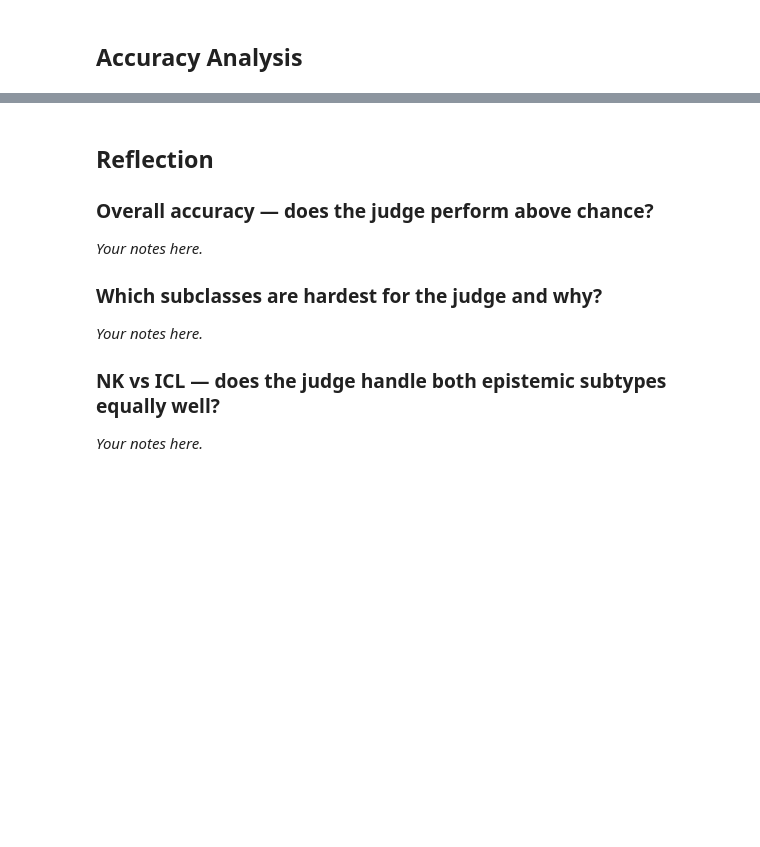
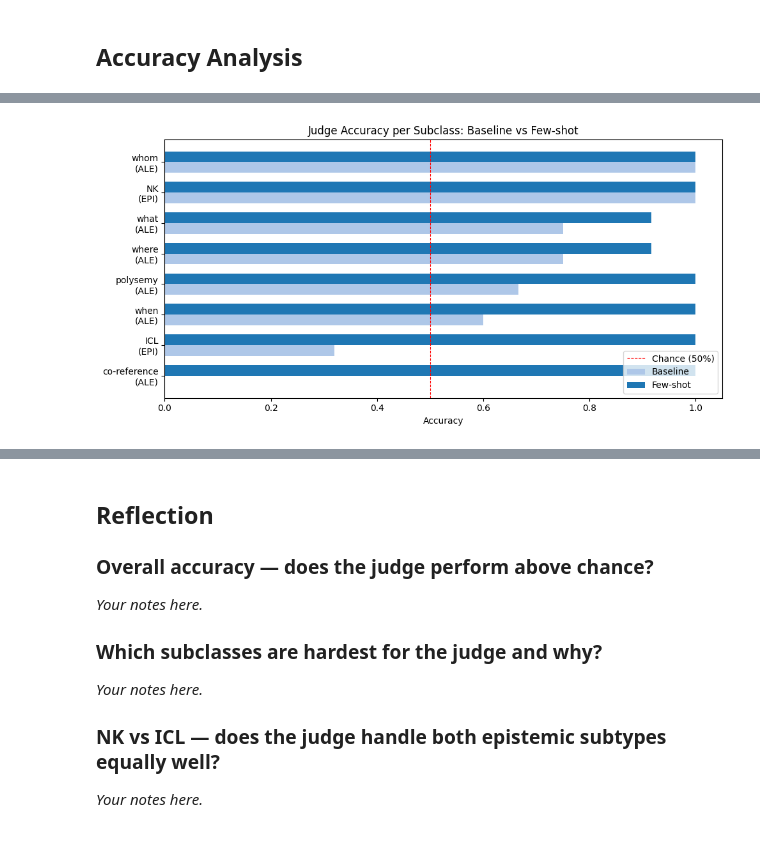
Before and after one commit to dagmaros27/llm-uncertainity-benchmark, a Jupyter notebook: pilot_study/notebooks/clamber_judge_eval.ipynb, the cells around one changed output, grey strips where cells are left out. Saved outputs shown, nothing was run; the diff lists cells and outputs as text; code cells hidden in the pictures; blank space fills up the shorter version.

```diff
--- a/pilot_study/notebooks/clamber_judge_eval.ipynb
+++ b/pilot_study/notebooks/clamber_judge_eval.ipynb
@@ -279 +406,43 @@ plt.show()
+# %%
+# ── Per-subclass accuracy: Baseline vs Few-shot ───────────────────────────
+sub_b = (baseline[baseline["valid_prediction"]]
+         .groupby(["subclass","true_label"])["correct"].mean().reset_index()
+         .rename(columns={"correct":"accuracy"}))
+sub_b["run"] = "Baseline"
+
+sub_f = (fewshot[fewshot["valid_prediction"]]
+         .groupby(["subclass","true_label"])["correct"].mean().reset_index()
+         .rename(columns={"correct":"accuracy"}))
+sub_f["run"] = "Few-shot"
+
+plot_df = pd.concat([sub_b, sub_f]).sort_values(["true_label","subclass","run"])
+palette  = {"Baseline": "#aec7e8", "Few-shot": "#1f77b4"}
+
+fig, ax = plt.subplots(figsize=(10, 5))
+x_labels = [f"{r['subclass']}\n({r['true_label'][:3]})" for _, r in
+            sub_b.sort_values("accuracy").iterrows()]
+# grouped barh
+bar_data = plot_df.pivot_table(index=["subclass","true_label"], columns="run",
+                                values="accuracy").reset_index()
+bar_data["label"] = bar_data["subclass"] + "\n(" + bar_data["true_label"].str[:3] + ")"
+bar_data = bar_data.sort_values("Baseline")
+
+y = range(len(bar_data))
+height = 0.35
+ax.barh([i - height/2 for i in y], bar_data["Baseline"], height=height,
+        color="#aec7e8", label="Baseline")
+ax.barh([i + height/2 for i in y], bar_data["Few-shot"], height=height,
+        color="#1f77b4", label="Few-shot")
+ax.set_yticks(list(y))
+ax.set_yticklabels(bar_data["label"].tolist())
+ax.axvline(0.5, color="red", linestyle="--", linewidth=0.8, label="Chance (50%)")
+ax.set_xlabel("Accuracy")
+ax.set_title("Judge Accuracy per Subclass: Baseline vs Few-shot")
+ax.set_xlim(0, 1.05)
+ax.legend()
+fig.tight_layout()
+fig.savefig(OUTPUTS_DIR / "accuracy_per_subclass_comparison.png", dpi=150, bbox_inches="tight")
+plt.show()
+# %% [output]
+[figure, added]
 # %%
```
Also changed, not shown: parts of 12 cells of this notebook, 3 other files.
